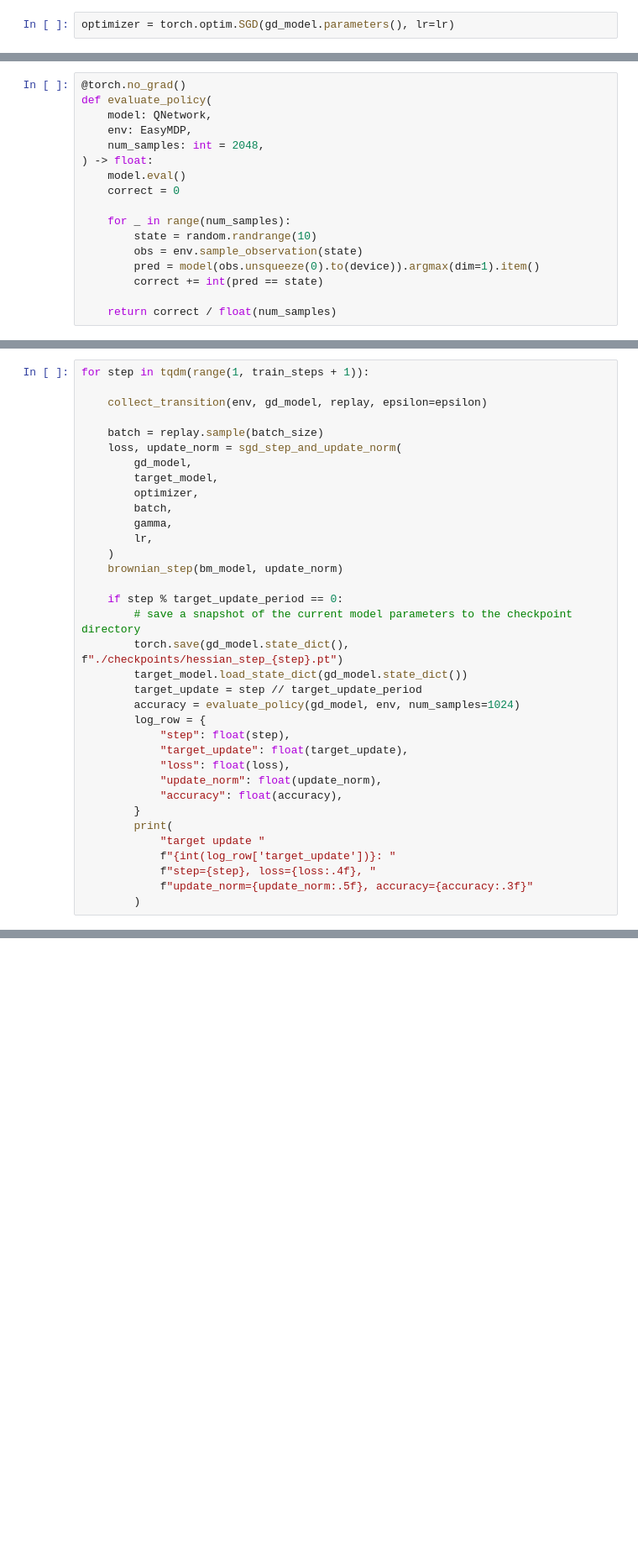
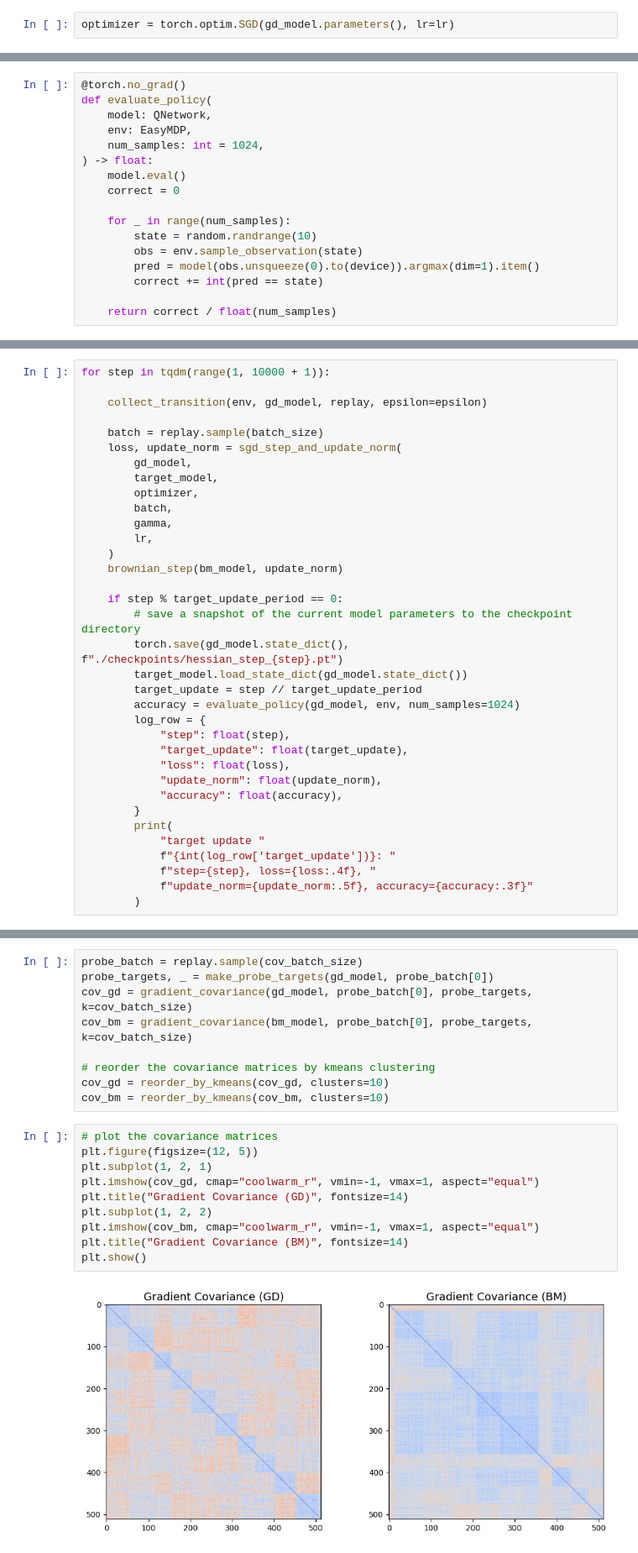
Before and after one commit to mahdigheidi/Masters-Study-Project, a Jupyter notebook: notebooks/figure2_brownian_motion_reproduction.ipynb, the cells around one changed output, grey strips where cells are left out. Shown at 84% size. Drawn from its saved outputs; the diff is of its cells as text; blank space fills up the shorter version.

```diff
--- a/notebooks/figure2_brownian_motion_reproduction.ipynb
+++ b/notebooks/figure2_brownian_motion_reproduction.ipynb
@@ -164,7 +232,7 @@ def brownian_step(model: QNetwork, step_norm: float) -> None:
 def evaluate_policy(
     model: QNetwork,
     env: EasyMDP,
-    num_samples: int = 2048,
+    num_samples: int = 1024,
 ) -> float:
     model.eval()
     correct = 0
@@ -206,5 +247,5 @@ tensor([0., 0., 0., 0., 0., 0., 1., 0., 0., 0., 0., 0., 0., 0., 0., 0., 0., 0.,
 # %%
-for step in tqdm(range(1, train_steps + 1)):
+for step in tqdm(range(1, 10000 + 1)):
 
     collect_transition(env, gd_model, replay, epsilon=epsilon)
 
@@ -341,0 +374,21 @@ plt.savefig('example.pdf')
+# %%
+probe_batch = replay.sample(cov_batch_size)
+probe_targets, _ = make_probe_targets(gd_model, probe_batch[0])
+cov_gd = gradient_covariance(gd_model, probe_batch[0], probe_targets, k=cov_batch_size)
+cov_bm = gradient_covariance(bm_model, probe_batch[0], probe_targets, k=cov_batch_size)
+
+# reorder the covariance matrices by kmeans clustering
+cov_gd = reorder_by_kmeans(cov_gd, clusters=10)
+cov_bm = reorder_by_kmeans(cov_bm, clusters=10)
+# %%
+# plot the covariance matrices
+plt.figure(figsize=(12, 5))
+plt.subplot(1, 2, 1)
+plt.imshow(cov_gd, cmap="coolwarm_r", vmin=-1, vmax=1, aspect="equal")
+plt.title("Gradient Covariance (GD)", fontsize=14)
+plt.subplot(1, 2, 2)
+plt.imshow(cov_bm, cmap="coolwarm_r", vmin=-1, vmax=1, aspect="equal")
+plt.title("Gradient Covariance (BM)", fontsize=14)
+plt.show()
+# %% [output]
+[figure, added]
```
Also changed, not shown: parts of 25 cells of this notebook, 4 other files.
